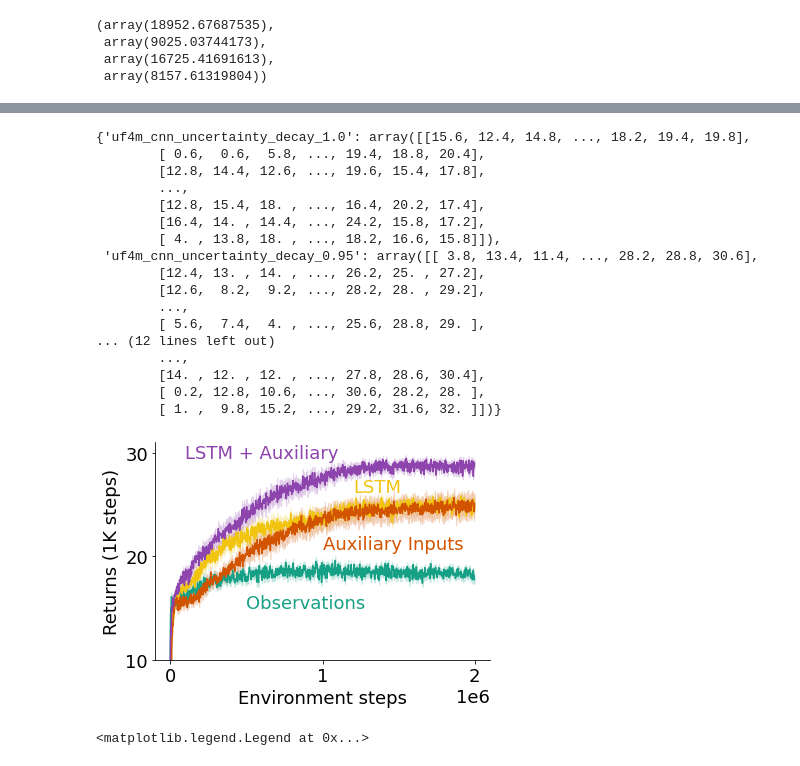
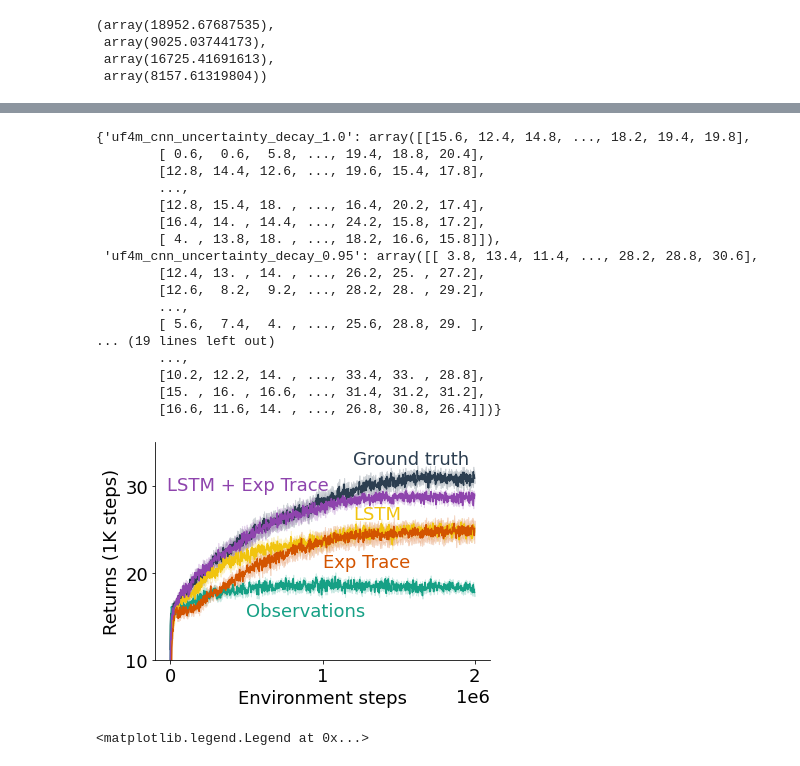
Before and after one commit to taodav/aux-inputs, a Jupyter notebook: analysis/plot_results_uf4_cnn.ipynb, the cells around one changed output, grey strips where cells are left out. Saved outputs shown, nothing was run; the diff lists cells and outputs as text; code cells hidden in the pictures.

```diff
--- a/analysis/plot_results_uf4_cnn.ipynb
+++ b/analysis/plot_results_uf4_cnn.ipynb
@@ -22,17 +22,18 @@ alizarin = "#e74c3c"
 pumpkin = "#d35400"
 green_sea = "#16a085"
 wisteria = "#8e44ad"
+midnight_blue = "#2c3e50"
 # %%
 level = 4
 all_paths = {
-#     f'uf{level}a_cnn': Path(ROOT_DIR, 'results', f'uf{level}a_cnn'),
+    f'uf{level}a_cnn': Path(ROOT_DIR, 'results', f'uf{level}a_cnn'),
     f'uf{level}m_cnn':  Path(ROOT_DIR, 'results', f'uf{level}m_cnn'),
     f'uf{level}m_cnn_lstm':  Path(ROOT_DIR, 'results', f'uf{level}m_cnn_lstm'),
 
 }
 
 plot_info = {
-    f'uf{level}a_cnn': {'color': emerald, 'label': 'Ground-truth map'},
+    f'uf{level}a_cnn': {'color': midnight_blue, 'label': 'Ground-truth map'},
     f'uf{level}m_cnn_lstm_uncertainty_decay_1.0': {'color': sunflower, 'label': 'LSTM'},
     f'uf{level}m_cnn_lstm_uncertainty_decay_0.95': {'color': wisteria, 'label': 'LSTM + uncertainty'},
     f'uf{level}m_cnn_uncertainty_decay_1.0': {'color': green_sea, 'label': 'Normal'},
@@ -40,7 +41,7 @@ plot_info = {
 }
 
 plot_order = [
-#     f'uf{level}a_cnn',
+    f'uf{level}a_cnn',
     f'uf{level}m_cnn_uncertainty_decay_1.0',
     f'uf{level}m_cnn_lstm_uncertainty_decay_1.0',
     f'uf{level}m_cnn_uncertainty_decay_0.95',
@@ -207,11 +208,11 @@ all_mapped_data_slip
         [12.6,  8.2,  9.2, ..., 28.2, 28. , 29.2],
         ...,
         [ 5.6,  7.4,  4. , ..., 25.6, 28.8, 29. ],
-... (12 lines left out)
+... (19 lines left out)
         ...,
-        [14. , 12. , 12. , ..., 27.8, 28.6, 30.4],
-        [ 0.2, 12.8, 10.6, ..., 30.6, 28.2, 28. ],
-        [ 1. ,  9.8, 15.2, ..., 29.2, 31.6, 32. ]])}
+        [10.2, 12.2, 14. , ..., 33.4, 33. , 28.8],
+        [15. , 16. , 16.6, ..., 31.4, 31.2, 31.2],
+        [16.6, 11.6, 14. , ..., 26.8, 30.8, 26.4]])}
 # %%
 # with slip
 fig, ax = plt.figure(), plt.axes()
@@ -222,44 +223,40 @@ for k in plot_order:
     data = all_mapped_data_slip[k]
     key = plot_info[k]['label']
     color = plot_info[k]['color']
     x = np.arange(data.shape[1]) * steps_per_eval
 
     means = data.mean(axis=0)
     std_err = data.std(axis=0) / np.sqrt(data.shape[0])
 
     ax.plot(x, means, label=key, color=color)
     plt.fill_between(x, means - std_err, means + std_err,
                          color=color, alpha=0.2)
 
-ax.set_ylim(16, 31)
+ax.set_ylim(16, 35)
 ax.set_xticks([0, 1e6, 2e6])
 ax.set_yticks([10, 20, 30])
 
 
 ax.spines['right'].set_visible(False)
 ax.spines['top'].set_visible(False)
-plot_order = [
-#     f'uf{level}a_cnn',
-    f'uf{level}m_cnn_uncertainty_decay_1.0',
-    f'uf{level}m_cnn_lstm_uncertainty_decay_1.0',
-    f'uf{level}m_cnn_uncertainty_decay_0.95',
-    f'uf{level}m_cnn_lstm_uncertainty_decay_0.95'
-]
+
 plt.text(5e5, 15, "Observations", color=plot_info[f'uf{level}m_cnn_uncertainty_decay_1.0']['color'], fontdict=dict(size=18))
-plt.text(1e6, 20.7, "Auxiliary Inputs", color=plot_info[f'uf{level}m_cnn_uncertainty_decay_0.95']['color'], fontdict=dict(size=18))
+plt.text(1e6, 20.7, "Exp Trace", color=plot_info[f'uf{level}m_cnn_uncertainty_decay_0.95']['color'], fontdict=dict(size=18))
 plt.text(1.2e6, 26.2, "LSTM", color=plot_info[f'uf{level}m_cnn_lstm_uncertainty_decay_1.0']['color'], fontdict=dict(size=18))
-plt.text(1e5, 29.5, "LSTM + Auxiliary", color=plot_info[f'uf{level}m_cnn_lstm_uncertainty_decay_0.95']['color'], fontdict=dict(size=18))
+plt.text(-0.2e5, 29.5, "LSTM + Exp Trace", color=plot_info[f'uf{level}m_cnn_lstm_uncertainty_decay_0.95']['color'], fontdict=dict(size=18))
+plt.text(1.2e6, 32.5, "Ground truth", color=plot_info[f'uf{level}a_cnn']['color'], fontdict=dict(size=18))
+
 
 ax.set_xlabel('Environment steps')
 ax.set_ylabel(f"Returns (1K steps)")
 # ax.yaxis.set_label_coords(-0.12, 0.65)
 
 # ax.set_title(f'Offline returns over environment steps (map #4, slip_prob = 0.1)')
 # plt.legend(bbox_to_anchor=(1.00, 1), loc='upper left')
 
 fig.savefig(fig_path, bbox_inches='tight')
 # %% [output]
-[figure, old version]
+[figure, new version]
 # %%
 # with slip
 fig, ax = plt.figure(), plt.axes()
```
Also changed, not shown: parts of 1 cell of this notebook, 12 other files.
